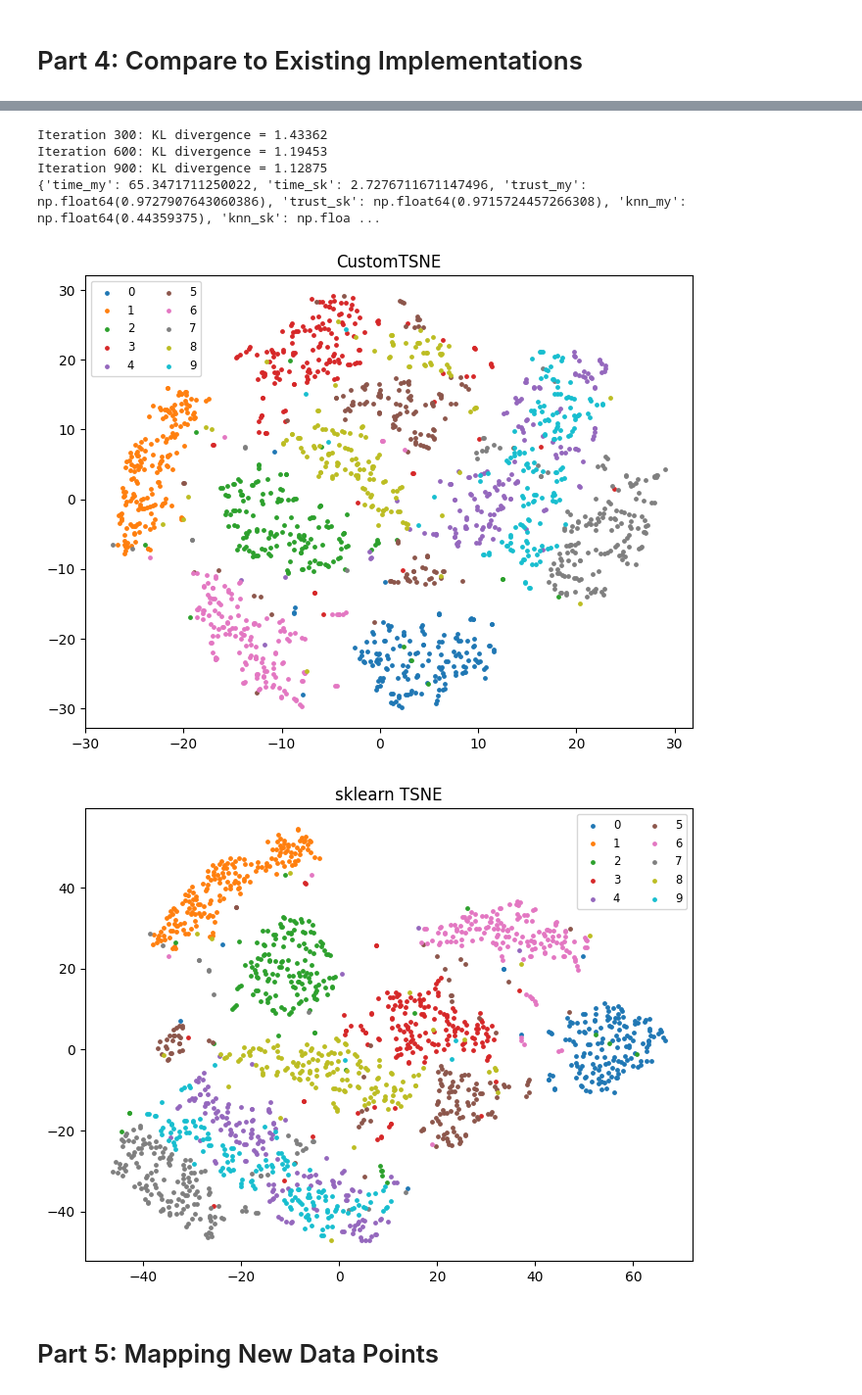
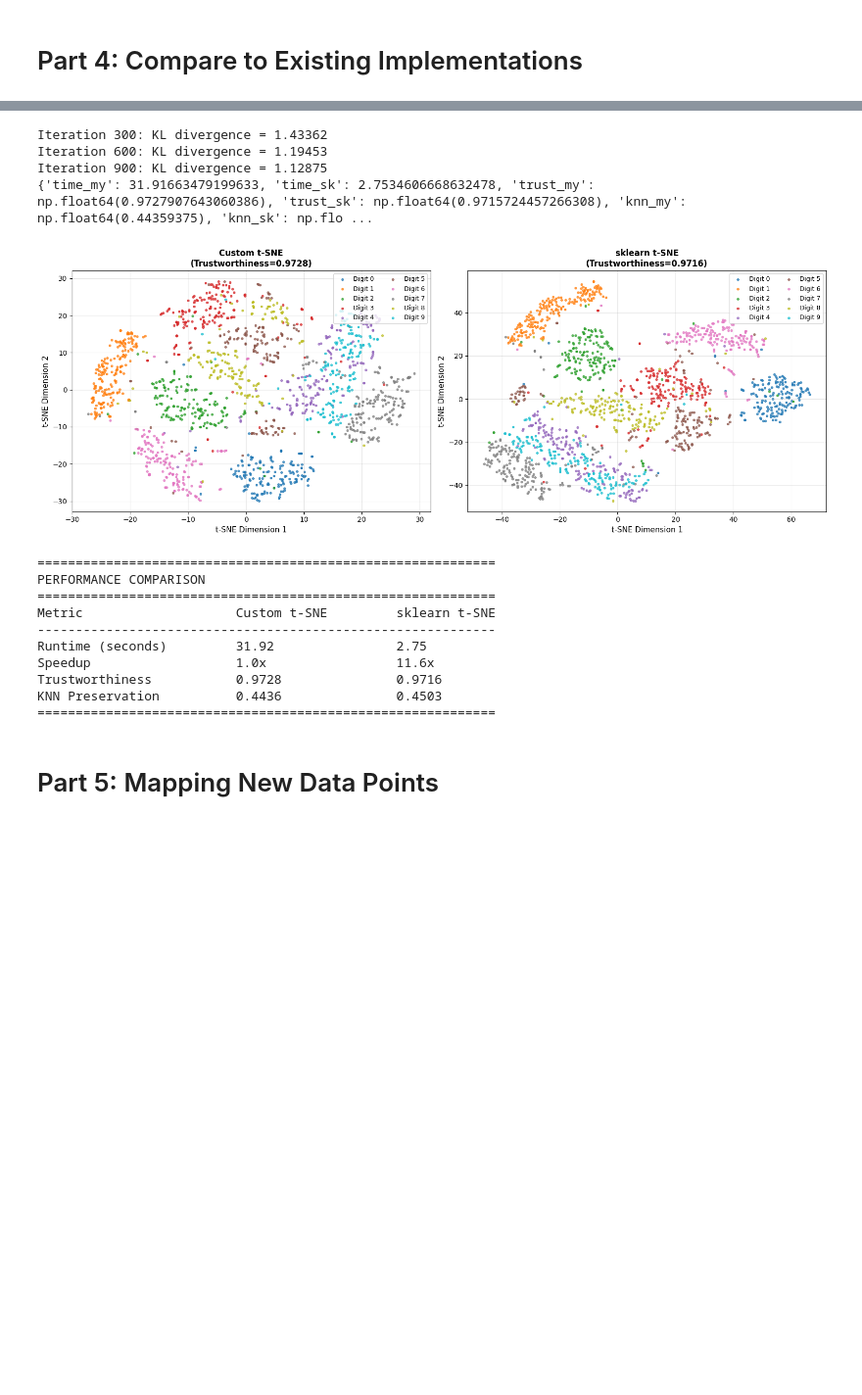
Before and after one commit to saraspagno/t-SNE, a Jupyter notebook: solution.ipynb, the cells around one changed output, grey strips where cells are left out. Shown at 98% size. Cells and saved outputs as stored; diff of their text form; code cells hidden in the pictures; blank space fills up the shorter version.

```diff
--- a/solution.ipynb
+++ b/solution.ipynb
@@ -976,42 +1068,70 @@ def trustworthiness(X_high, X_low, k=12):
     T = 1 - (2.0 * score) / denom
     return T
 
 def knn_preservation(X_high, X_low, k=12):
     nn_h = NearestNeighbors(n_neighbors=k+1).fit(X_high)
     nn_l = NearestNeighbors(n_neighbors=k+1).fit(X_low)
     Nh = nn_h.kneighbors(return_distance=False)[:,1:]
     Nl = nn_l.kneighbors(return_distance=False)[:,1:]
     pres = np.mean([len(set(Nh[i]).intersection(set(Nl[i]))) / k for i in range(X_high.shape[0])])
     return pres
 
 T_my = trustworthiness(Xp, Y_my, k=k)
 T_sk = trustworthiness(Xp, Y_sk, k=k)
 P_my = knn_preservation(Xp, Y_my, k=k)
 P_sk = knn_preservation(Xp, Y_sk, k=k)
 
 results = {
   "time_my": time_my, "time_sk": time_sk,
   "trust_my": T_my, "trust_sk": T_sk,
   "knn_my": P_my, "knn_sk": P_sk
 }
 print(results)
 
 # --- Visualization ---
-for Y, title in [(Y_my, "CustomTSNE"), (Y_sk, "sklearn TSNE")]:
-    plt.figure(figsize=(8,6))
+fig, axes = plt.subplots(1, 2, figsize=(16, 6))
+
+for idx, (Y, title, metric_val) in enumerate([(Y_my, "Custom t-SNE", T_my), (Y_sk, "sklearn t-SNE", T_sk)]):
+    ax = axes[idx]
     for lbl in np.unique(ys):
         m = ys == lbl
-        plt.scatter(Y[m,0], Y[m,1], s=6, label=str(lbl))
-    plt.title(title)
-    plt.legend(ncol=2, fontsize='small')
-    plt.show()
+        ax.scatter(Y[m,0], Y[m,1], s=8, label=f'Digit {lbl}', alpha=0.7)
+    ax.set_xlabel('t-SNE Dimension 1', fontsize=11)
+    ax.set_ylabel('t-SNE Dimension 2', fontsize=11)
+    ax.set_title(f'{title}\n(Trustworthiness={metric_val:.4f})', fontsize=12, fontweight='bold')
+    ax.legend(ncol=2, fontsize=9, loc='upper right')
+    ax.grid(True, alpha=0.3)
+
+plt.tight_layout()
+plt.show()
+
+# Print comparison table
+print("\n" + "="*60)
+print("PERFORMANCE COMPARISON")
+print("="*60)
+print(f"{'Metric':<25} {'Custom t-SNE':<20} {'sklearn t-SNE':<20}")
+print("-"*60)
+print(f"{'Runtime (seconds)':<25} {time_my:<20.2f} {time_sk:<20.2f}")
+print(f"{'Speedup':<25} {'1.0x':<20} {f'{time_my/time_sk:.1f}x':<20}")
+print(f"{'Trustworthiness':<25} {T_my:<20.4f} {T_sk:<20.4f}")
+print(f"{'KNN Preservation':<25} {P_my:<20.4f} {P_sk:<20.4f}")
+print("="*60)
 # %% [output]
 Iteration 300: KL divergence = 1.43362
 Iteration 600: KL divergence = 1.19453
 Iteration 900: KL divergence = 1.12875
-{'time_my': 65.3471711250022, 'time_sk': 2.7276711671147496, 'trust_my': np.float64(0.9727907643060386), 'trust_sk': np.float64(0.9715724457266308), 'knn_my': np.float64(0.44359375), 'knn_sk': np.floa ...
+{'time_my': 31.91663479199633, 'time_sk': 2.7534606668632478, 'trust_my': np.float64(0.9727907643060386), 'trust_sk': np.float64(0.9715724457266308), 'knn_my': np.float64(0.44359375), 'knn_sk': np.flo ...
-[figure, old version]
+[figure, new version]
-[figure, removed]
+============================================================
+PERFORMANCE COMPARISON
+============================================================
+Metric                    Custom t-SNE         sklearn t-SNE
+------------------------------------------------------------
+Runtime (seconds)         31.92                2.75
+Speedup                   1.0x                 11.6x
+Trustworthiness           0.9728               0.9716
+KNN Preservation          0.4436               0.4503
+============================================================
 # %% [markdown]
 # Part 5: Mapping New Data Points
 # %% [markdown]
```
Also changed, not shown: parts of 8 cells of this notebook.
